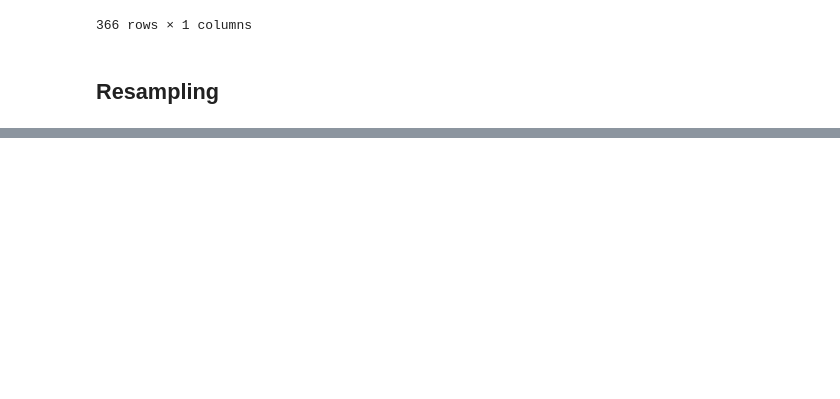
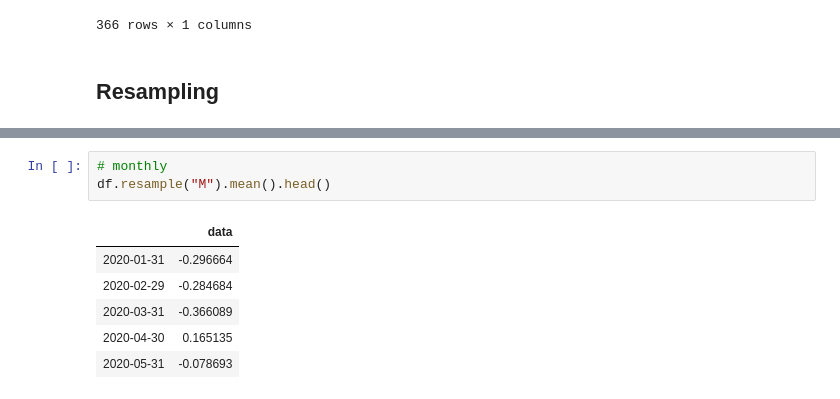
Before and after one commit to pyfra/Pandas-cheat-sheets, a Jupyter notebook: TSA.ipynb, the cells around one changed output, grey strips where cells are left out. Drawn from its saved outputs; the diff is of its cells as text; blank space fills up the shorter version.

```diff
--- a/TSA.ipynb
+++ b/TSA.ipynb
@@ -105,0 +126,10 @@ df.loc['2020']
+# %%
+# monthly
+df.resample("M").mean().head()
+# %% [output]
+|  | data |
+| 2020-01-31 | -0.296664 |
+| 2020-02-29 | -0.284684 |
+| 2020-03-31 | -0.366089 |
+| 2020-04-30 | 0.165135 |
+| 2020-05-31 | -0.078693 |
```
Also changed, not shown: parts of 11 cells of this notebook.
